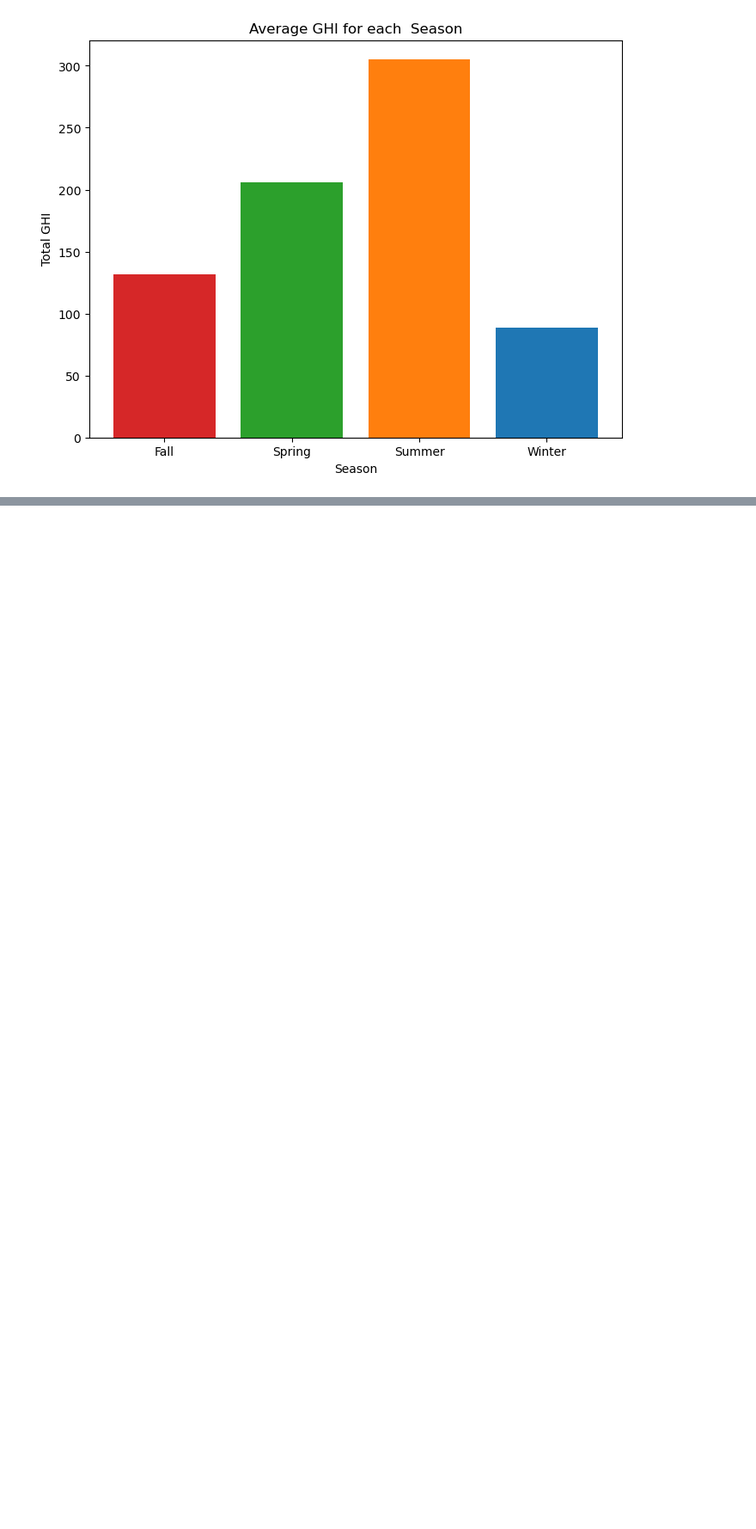
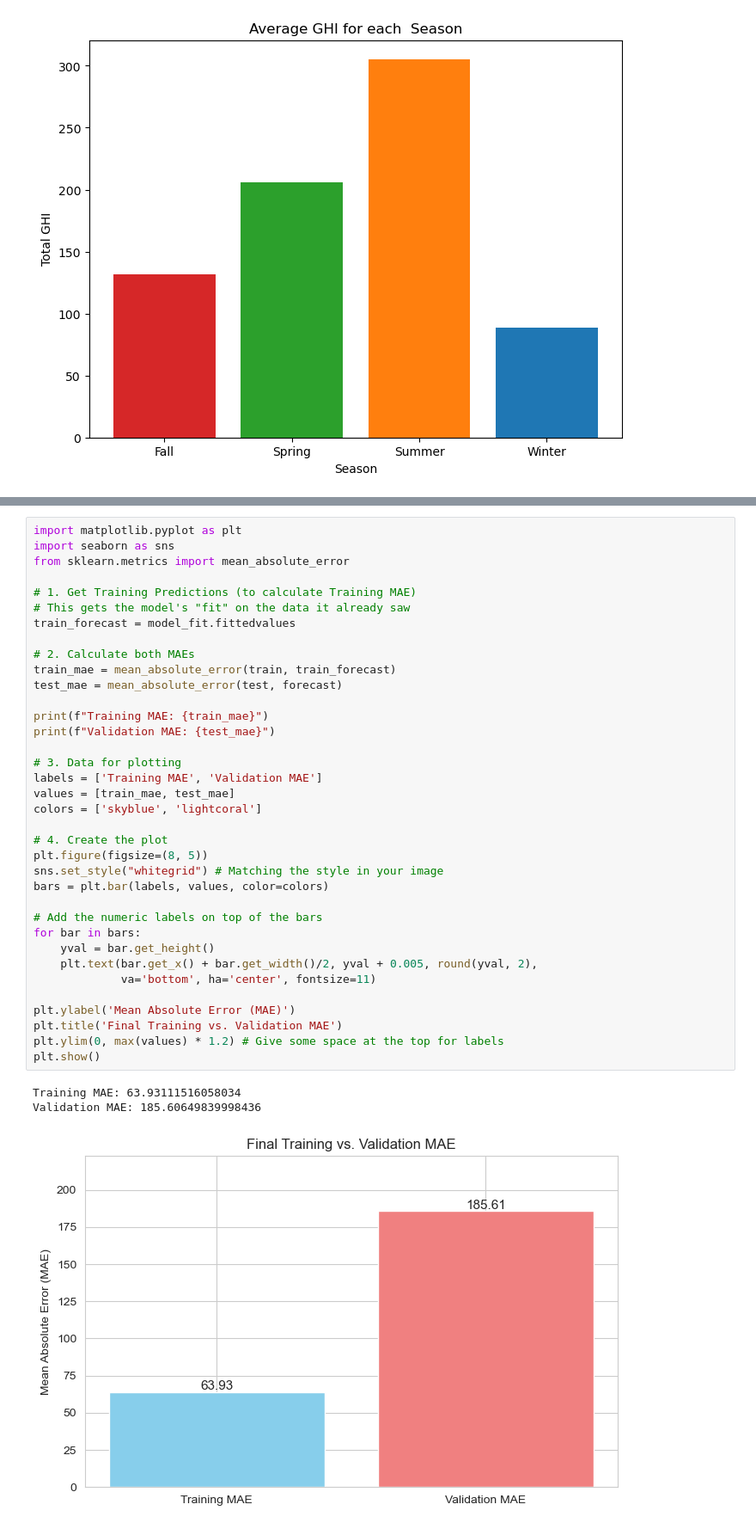
Before and after one commit to Smuthusivam/LEI-Assignment-01_Feb, a Jupyter notebook: Tasks/Tasks_2/Model.ipynb, the cells around one changed output, grey strips where cells are left out. Shown at 86% size. Cells and saved outputs as stored; diff of their text form; blank space fills up the shorter version.

```diff
--- a/Tasks/Tasks_2/Model.ipynb
+++ b/Tasks/Tasks_2/Model.ipynb
@@ -164,0 +224,40 @@ plt.show()
+# %%
+import matplotlib.pyplot as plt
+import seaborn as sns
+from sklearn.metrics import mean_absolute_error
+
+# 1. Get Training Predictions (to calculate Training MAE)
+# This gets the model's "fit" on the data it already saw
+train_forecast = model_fit.fittedvalues
+
+# 2. Calculate both MAEs
+train_mae = mean_absolute_error(train, train_forecast)
+test_mae = mean_absolute_error(test, forecast)
+
+print(f"Training MAE: {train_mae}")
+print(f"Validation MAE: {test_mae}")
+
+# 3. Data for plotting
+labels = ['Training MAE', 'Validation MAE']
+values = [train_mae, test_mae]
+colors = ['skyblue', 'lightcoral']
+
+# 4. Create the plot
+plt.figure(figsize=(8, 5))
+sns.set_style("whitegrid") # Matching the style in your image
+bars = plt.bar(labels, values, color=colors)
+
+# Add the numeric labels on top of the bars
+for bar in bars:
+    yval = bar.get_height()
+    plt.text(bar.get_x() + bar.get_width()/2, yval + 0.005, round(yval, 2),
+             va='bottom', ha='center', fontsize=11)
+
+plt.ylabel('Mean Absolute Error (MAE)')
+plt.title('Final Training vs. Validation MAE')
+plt.ylim(0, max(values) * 1.2) # Give some space at the top for labels
+plt.show()
+# %% [output]
+Training MAE: 63.93111516058034
+Validation MAE: 185.60649839998436
+[figure, added]
```
Also changed, not shown: parts of 6 cells of this notebook, 1 other file.
